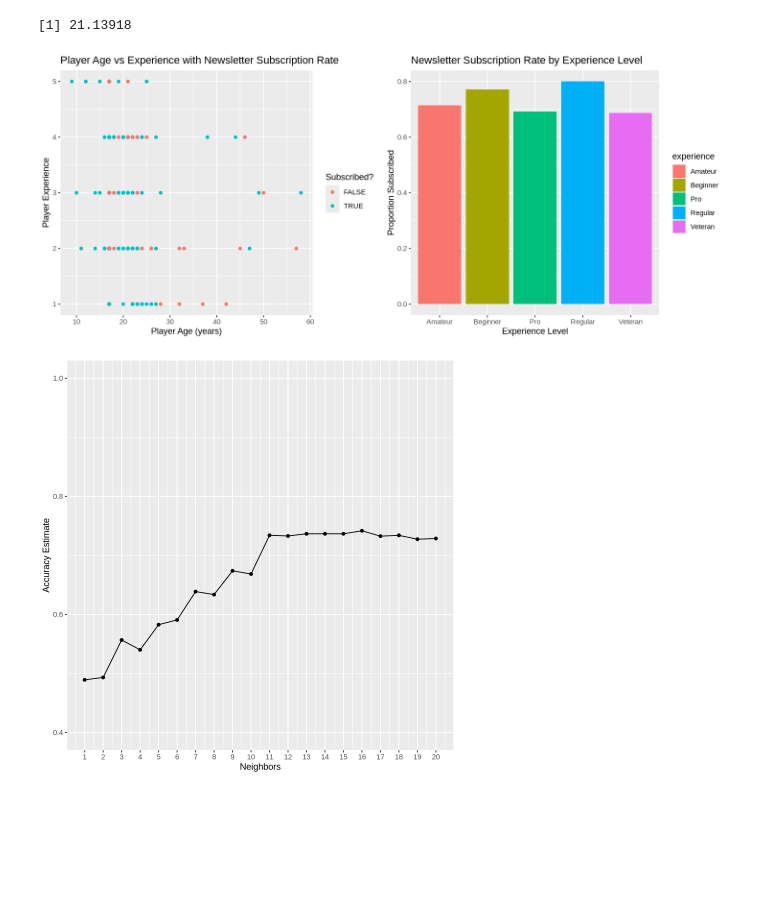
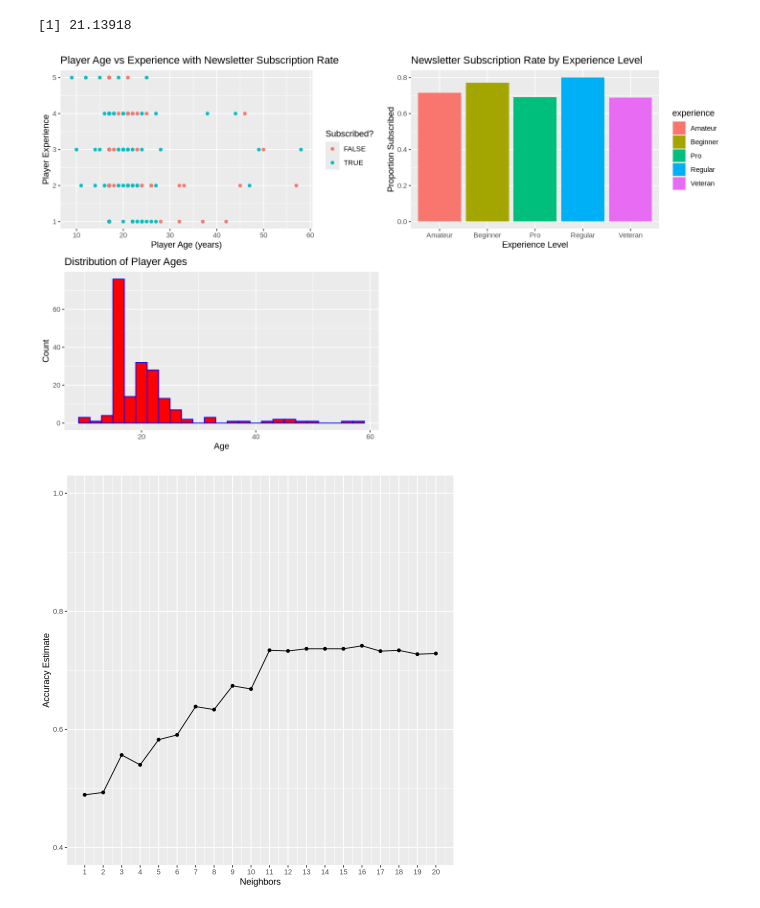
Before and after one commit to Mantoj130/Data-Science-Project, a Jupyter notebook: FinalReport.ipynb, the cells around one changed output. Cells and saved outputs as stored; diff of their text form; code cells hidden in the pictures; blank space fills up the shorter version.

Commit message:
Added third exploratory plot

```diff
--- a/FinalReport.ipynb
+++ b/FinalReport.ipynb
@@ -86,23 +86,28 @@ lgl (1): subscribe
 [1] 21.13918
 # %%
 #exploration plots
-options(repr.plot.width=12, repr.plot.height=5)
+options(repr.plot.width=12, repr.plot.height=7)
 plot1 <- players |>
     ggplot(aes(x = age, y =  experience_numeric, colour = subscribe)) +
         geom_point() +
         labs(x="Player Age (years)", y="Player Experience", colour="Subscribed?") +
         ggtitle("Player Age vs Experience with Newsletter Subscription Rate")
 plot2 <- players |>
     group_by(experience) |>
     summarize(prop_subscribe = mean(subscribe)) |>
     ggplot(aes(x= experience, y=prop_subscribe, fill = experience)) +
     geom_col() +
     labs(title = "Newsletter Subscription Rate by Experience Level",
          x = "Experience Level",
          y = "Proportion Subscribed")
-grid.arrange(plot1, plot2, ncol = 2, widths = c(1,1))
+plot3 <- players |>
+    ggplot(aes(x = age)) +
+    geom_histogram(binwidth = 2, fill = "red", color = "blue") +
+    labs(title = "Distribution of Player Ages",
+            x = "Age", y = "Count")
+grid.arrange(plot1, plot2, plot3, ncol = 2, widths = c(1,1))
 # %% [output]
-[figure, old version]
+[figure, new version]
 # %%
 #Splitting dataset between training and testing
 player_split <- initial_split(players, prop = 0.80, strata = subscribe_factor)
```
